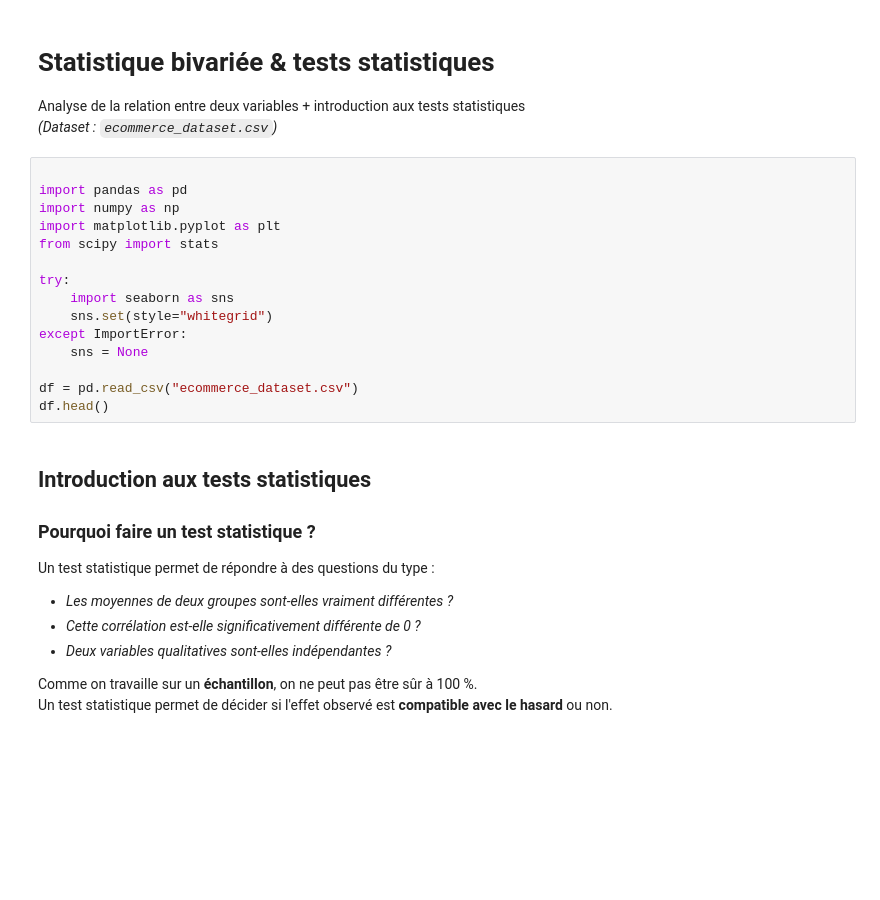
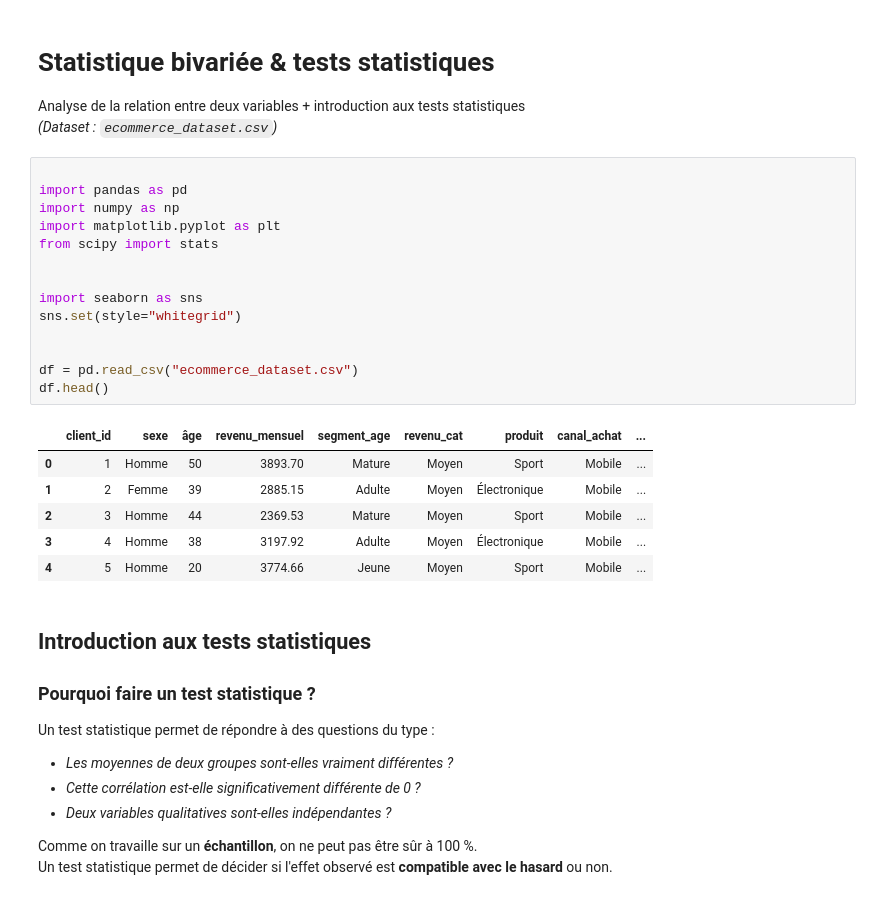
Before and after one commit to natachanj/Bootcamp-Acc-l-rateur-IA-Cohorte-1, a Jupyter notebook: Semaine2/Session2/01_Analyse_bivarie_tests_complet.ipynb, the cells around one changed output. Saved outputs shown, nothing was run; the diff lists cells and outputs as text; blank space fills up the shorter version.

```diff
--- a/Semaine2/Session2/01_Analyse_bivarie_tests_complet.ipynb
+++ b/Semaine2/Session2/01_Analyse_bivarie_tests_complet.ipynb
@@ -6,18 +6,24 @@ _(Dataset : `ecommerce_dataset.csv`)_
 # %%
 
 import pandas as pd
 import numpy as np
 import matplotlib.pyplot as plt
 from scipy import stats
 
-try:
-    import seaborn as sns
-    sns.set(style="whitegrid")
-except ImportError:
-    sns = None
+
+import seaborn as sns
+sns.set(style="whitegrid")
+
 
 df = pd.read_csv("ecommerce_dataset.csv")
 df.head()
+# %% [output]
+|  | client_id | sexe | âge | revenu_mensuel | segment_age | revenu_cat | produit | canal_achat | ... |
+| 0 | 1 | Homme | 50 | 3893.70 | Mature | Moyen | Sport | Mobile | ... |
+| 1 | 2 | Femme | 39 | 2885.15 | Adulte | Moyen | Électronique | Mobile | ... |
+| 2 | 3 | Homme | 44 | 2369.53 | Mature | Moyen | Sport | Mobile | ... |
+| 3 | 4 | Homme | 38 | 3197.92 | Adulte | Moyen | Électronique | Mobile | ... |
+| 4 | 5 | Homme | 20 | 3774.66 | Jeune | Moyen | Sport | Mobile | ... |
 # %% [markdown]
 
 ## Introduction aux tests statistiques
```
Also changed, not shown: parts of 18 cells of this notebook, 10 other files.
